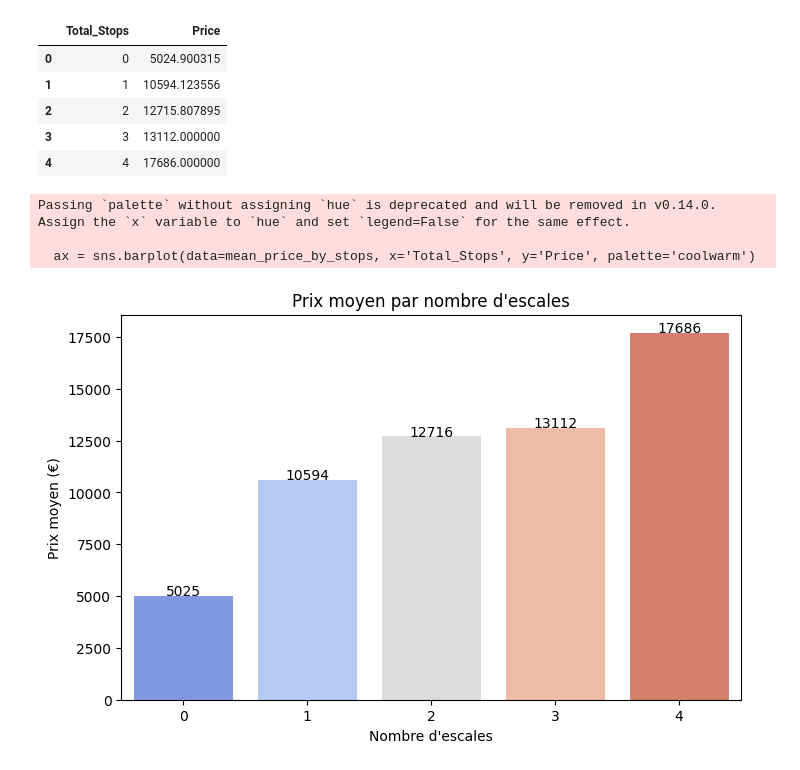
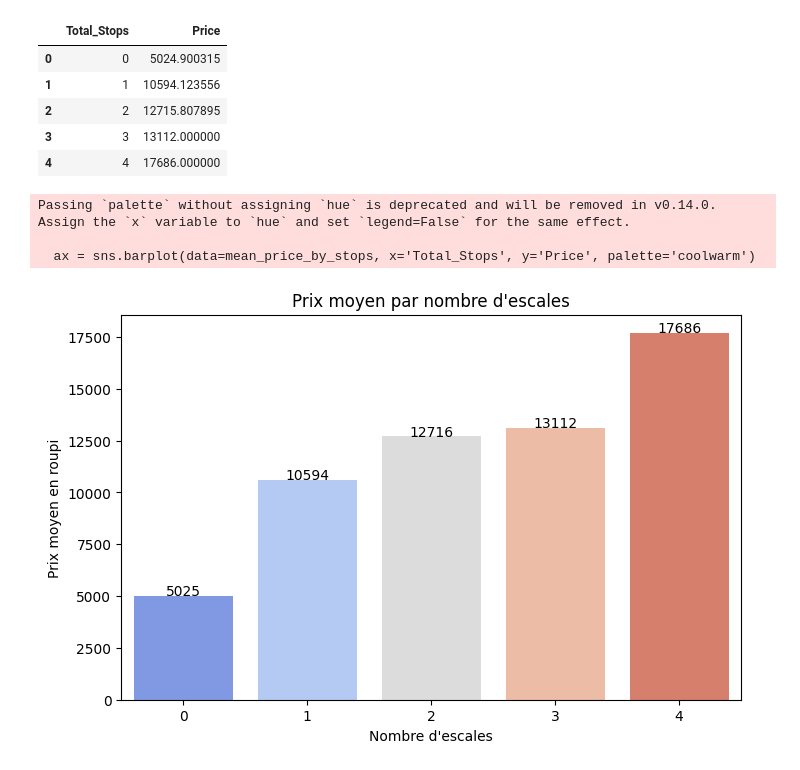
Before and after one commit to IsmaelPami/projet_data_science, a Jupyter notebook: projet.ipynb, the cells around one changed output. Drawn from its saved outputs; the diff is of its cells as text; code cells hidden in the pictures.

Commit message:
visualisation

```diff
--- a/projet.ipynb
+++ b/projet.ipynb
@@ -530,17 +530,17 @@ mean_price_by_stops
 # %%
 plt.figure(figsize=(8,5))
 ax = sns.barplot(data=mean_price_by_stops, x='Total_Stops', y='Price', palette='coolwarm')
 
 # Ajouter les valeurs
 for i, value in enumerate(mean_price_by_stops['Price']):
     ax.text(i, value + 10, f'{value:.0f}', ha='center')
 
 plt.xlabel('Nombre d\'escales')
-plt.ylabel('Prix moyen (€)')
+plt.ylabel('Prix moyen en roupi')
 plt.title('Prix moyen par nombre d\'escales')
 plt.show()
 # %% [output]
 Passing `palette` without assigning `hue` is deprecated and will be removed in v0.14.0. Assign the `x` variable to `hue` and set `legend=False` for the same effect.
 
   ax = sns.barplot(data=mean_price_by_stops, x='Total_Stops', y='Price', palette='coolwarm')
-[figure, old version]
+[figure, new version]
```
Also changed, not shown: parts of 2 cells of this notebook.
